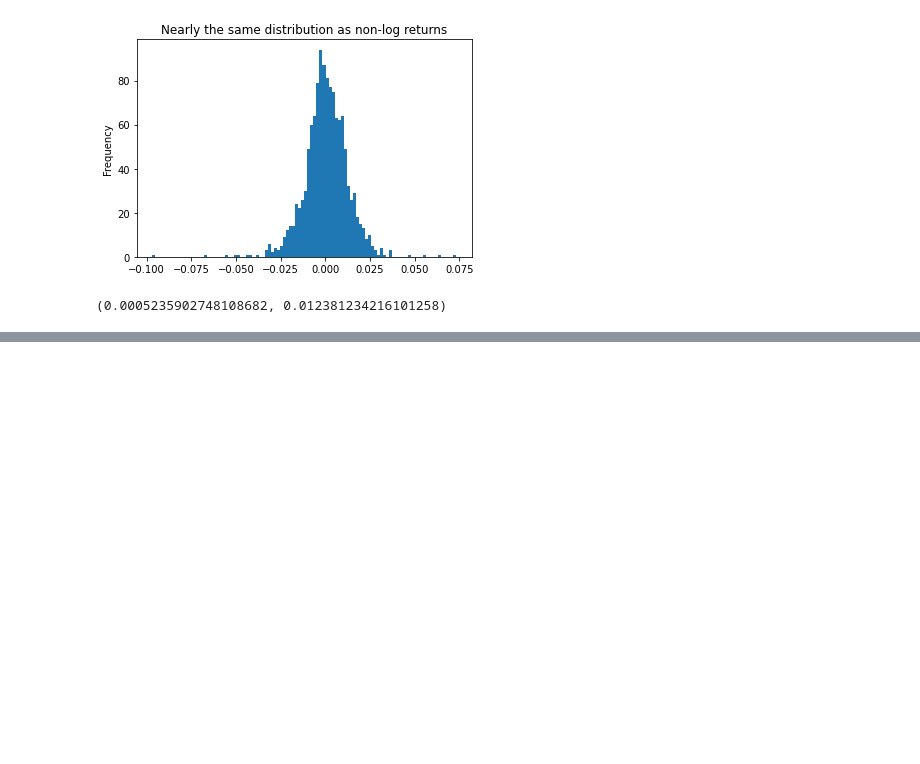
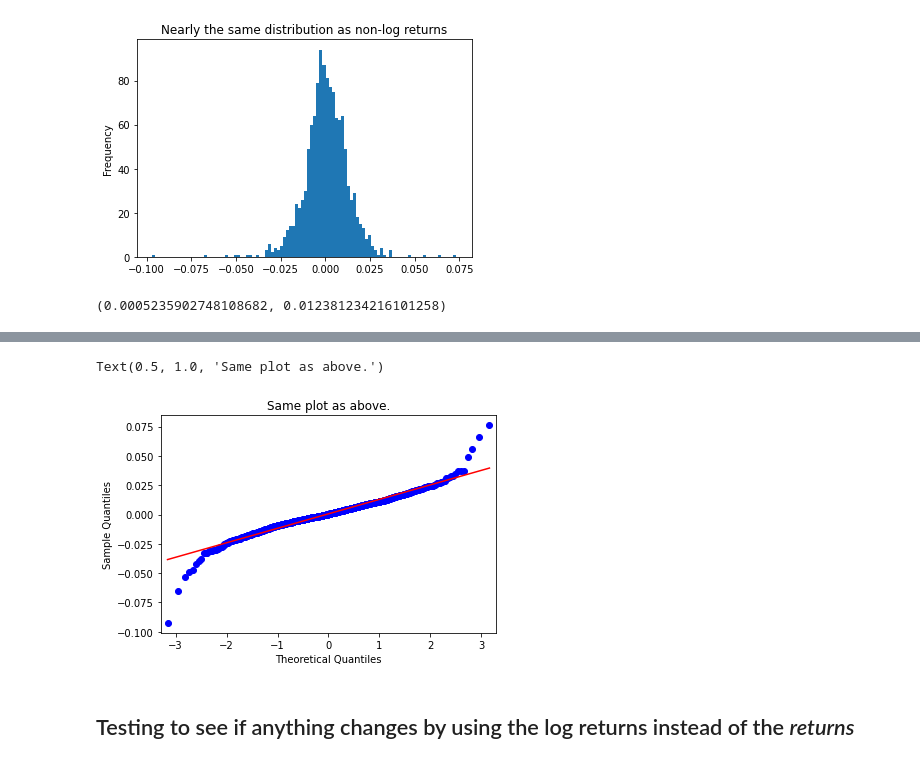
Before and after one commit to StevenSigil/Financial-Engineering-and-AI-with-Python-Project, a Jupyter notebook: my_files/03-financial_data_statistics.ipynb, the cells around one changed output, grey strips where cells are left out. Saved outputs shown, nothing was run; the diff lists cells and outputs as text; code cells hidden in the pictures; blank space fills up the shorter version.

```diff
--- a/my_files/03-financial_data_statistics.ipynb
+++ b/my_files/03-financial_data_statistics.ipynb
@@ -109,0 +151,8 @@ sbux['log_return'].mean(), sbux['log_return'].std()
+# %%
+sm.qqplot(sbux['return'].dropna(), line='s')
+plt.title("Same plot as above.")
+# %% [output]
+Text(0.5, 1.0, 'Same plot as above.')
+[figure, added]
+# %% [markdown]
+## Testing to see if anything changes by using the log returns instead of the *returns*
```
Also changed, not shown: parts of 14 cells of this notebook, 1 other file.
